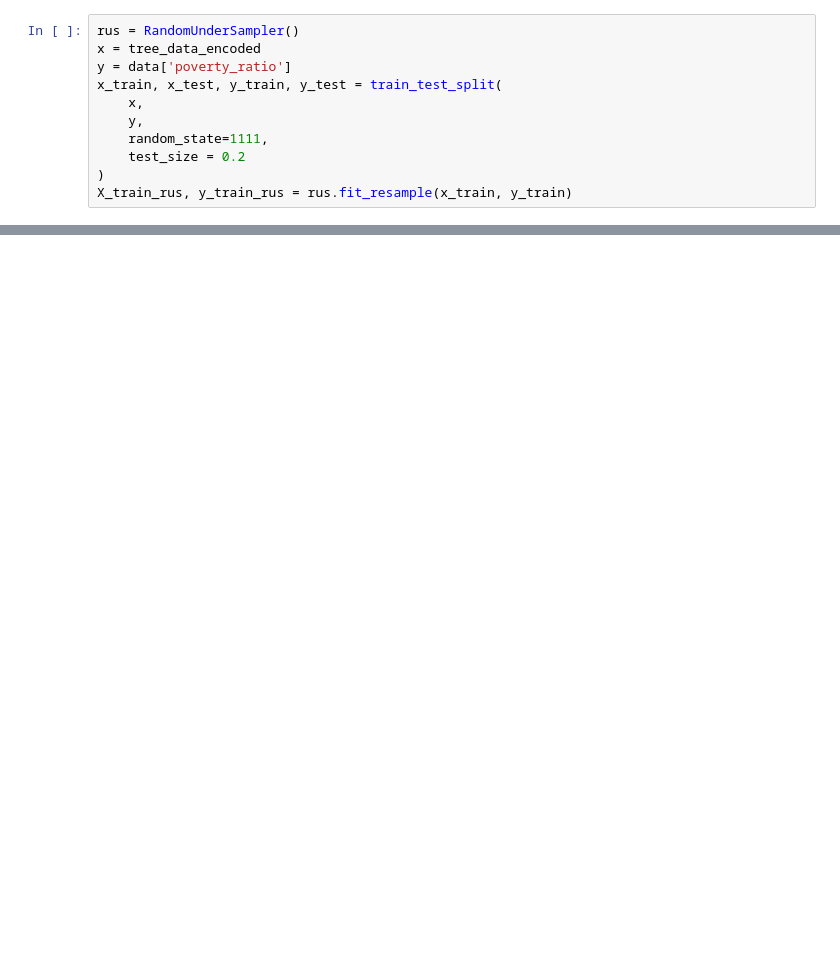
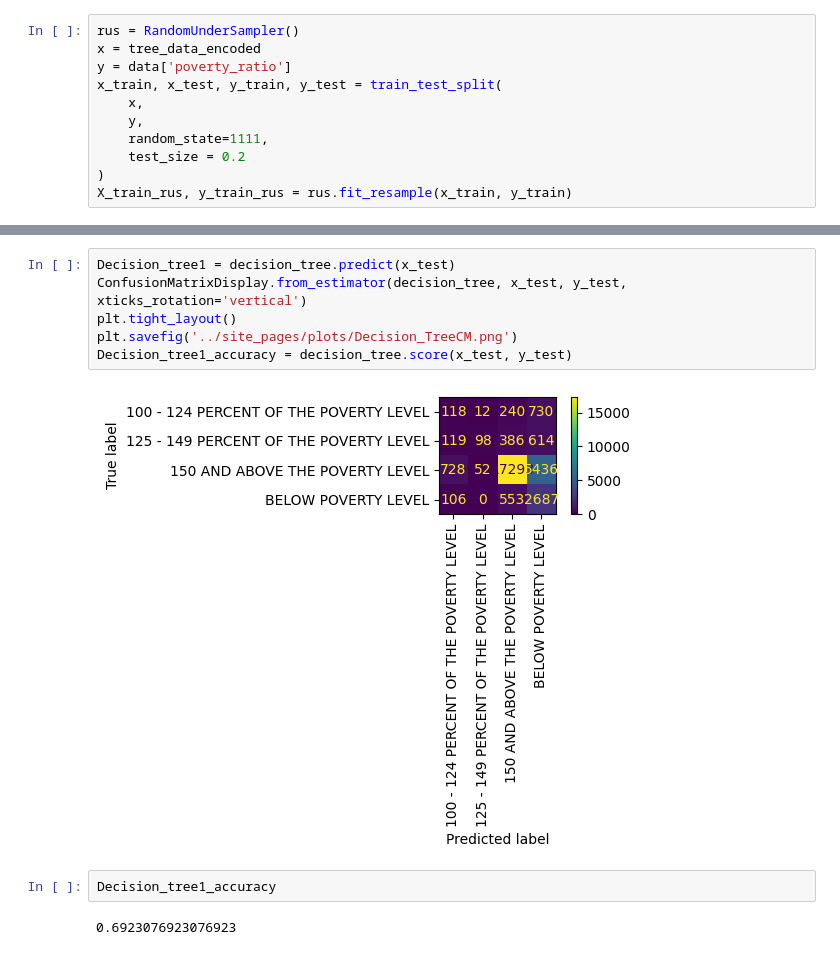
Before and after one commit to wisteriab/machine_learning_fall2024, a Jupyter notebook: python_code/decision_tree.ipynb, the cells around one changed output, grey strips where cells are left out. Saved outputs shown, nothing was run; the diff lists cells and outputs as text; blank space fills up the shorter version.

```diff
--- a/python_code/decision_tree.ipynb
+++ b/python_code/decision_tree.ipynb
@@ -166,0 +232,12 @@ tree.plot_tree(decision_tree)
+# %%
+Decision_tree1 = decision_tree.predict(x_test)
+ConfusionMatrixDisplay.from_estimator(decision_tree, x_test, y_test, xticks_rotation='vertical')
+plt.tight_layout()
+plt.savefig('../site_pages/plots/Decision_TreeCM.png')
+Decision_tree1_accuracy = decision_tree.score(x_test, y_test)
+# %% [output]
+[figure, added]
+# %%
+Decision_tree1_accuracy
+# %% [output]
+0.6923076923076923
```
Also changed, not shown: parts of 15 cells of this notebook, 20 other files.
